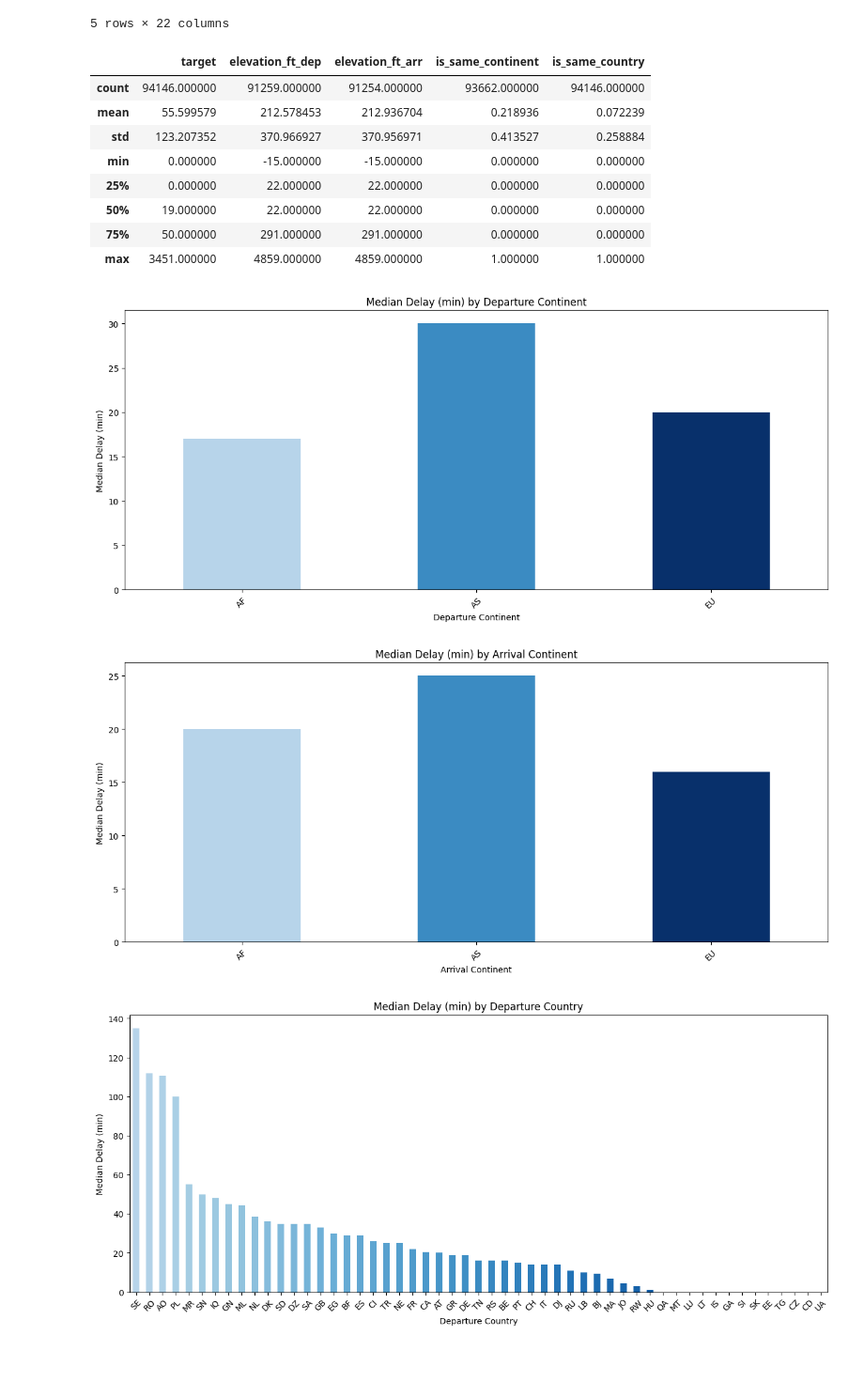
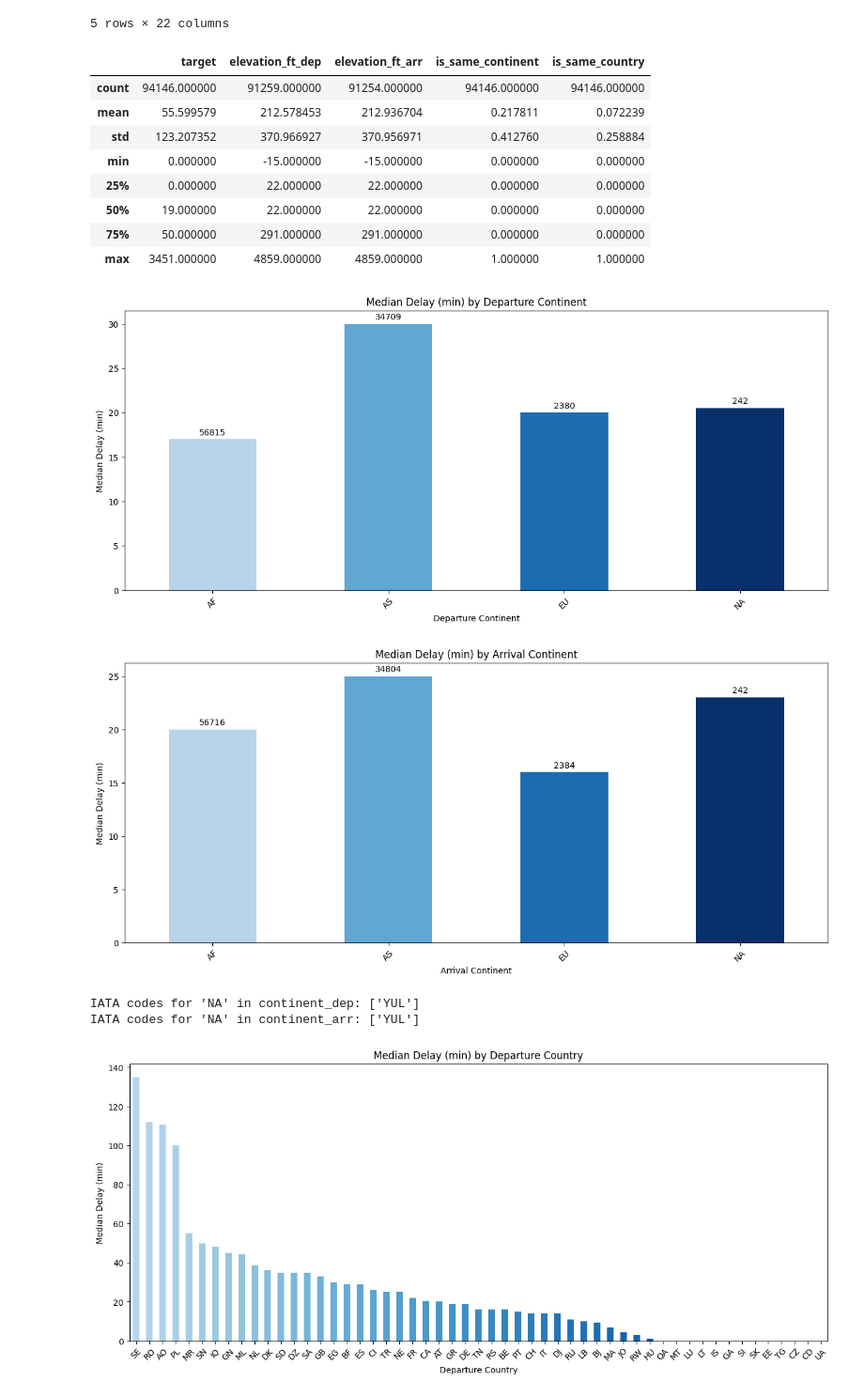
Before and after one commit to marenbor/ml_project_flight_delays, a Jupyter notebook: EDA_Maren.ipynb, the cells around one changed output. Shown at 94% size. Cells and saved outputs as stored; diff of their text form; code cells hidden in the pictures; blank space fills up the shorter version.

Commit message:
changed NaN values

```diff
--- a/EDA_Maren.ipynb
+++ b/EDA_Maren.ipynb
@@ -10,7 +10,8 @@ import numpy as np
 #loaded data as well as airport data with information about the airports from https://datahub.io/core/airport-codes
 
 df = pd.read_csv('data/Train.csv')
-airport_data = pd.read_csv('data/airport_data.csv')
+airport_data = pd.read_csv('data/airport_data.csv', dtype={'continent': 'string'}, na_values=[''])
+airport_data['continent'].fillna('NA', inplace=True)
 df.columns = df.columns.str.lower()
 # %%
 airport_data.head()
@@ -568,9 +569,9 @@ df.head()
 df.describe()
 # %% [output]
 |  | target | elevation_ft_dep | elevation_ft_arr | is_same_continent | is_same_country |
-| count | 94146.000000 | 91259.000000 | 91254.000000 | 93662.000000 | 94146.000000 |
-| mean | 55.599579 | 212.578453 | 212.936704 | 0.218936 | 0.072239 |
-| std | 123.207352 | 370.966927 | 370.956971 | 0.413527 | 0.258884 |
+| count | 94146.000000 | 91259.000000 | 91254.000000 | 94146.000000 | 94146.000000 |
+| mean | 55.599579 | 212.578453 | 212.936704 | 0.217811 | 0.072239 |
+| std | 123.207352 | 370.966927 | 370.956971 | 0.412760 | 0.258884 |
 | min | 0.000000 | -15.000000 | -15.000000 | 0.000000 | 0.000000 |
 | 25% | 0.000000 | 22.000000 | 22.000000 | 0.000000 | 0.000000 |
 | 50% | 19.000000 | 22.000000 | 22.000000 | 0.000000 | 0.000000 |
@@ -579,33 +580,55 @@ df.describe()
 # %%
 ## target against continent_dep
 # Calculate the median delay by departure continent
 median_delay_by_continent_dep = df.groupby('continent_dep')['target'].median()
+count_by_continent_dep = df['continent_dep'].value_counts()
 
 # Plot the bar chart for continent_dep
 plt.figure(figsize=(15, 6))
 colors = plt.cm.Blues(np.linspace(0.3, 1, len(median_delay_by_continent_dep)))  # Adjusted color range
-median_delay_by_continent_dep.plot(kind='bar', color=colors)
+ax = median_delay_by_continent_dep.plot(kind='bar', color=colors)
 plt.title('Median Delay (min) by Departure Continent')
 plt.xlabel('Departure Continent')
 plt.ylabel('Median Delay (min)')
 plt.xticks(rotation=45)
+
+# Annotate the bars with the count of values
+for i, (median, count) in enumerate(zip(median_delay_by_continent_dep, count_by_continent_dep)):
+    ax.annotate(f'{count}', xy=(i, median), xytext=(0, 3), textcoords='offset points', ha='center', va='bottom')
+
 plt.show()
 
 # Calculate the median delay by arrival continent
 median_delay_by_continent_arr = df.groupby('continent_arr')['target'].median()
+count_by_continent_arr = df['continent_arr'].value_counts()
 
 # Plot the bar chart for continent_arr
 plt.figure(figsize=(15, 6))
 colors = plt.cm.Blues(np.linspace(0.3, 1, len(median_delay_by_continent_arr)))  # Adjusted color range
-median_delay_by_continent_arr.plot(kind='bar', color=colors)
+ax = median_delay_by_continent_arr.plot(kind='bar', color=colors)
 plt.title('Median Delay (min) by Arrival Continent')
 plt.xlabel('Arrival Continent')
 plt.ylabel('Median Delay (min)')
 plt.xticks(rotation=45)
+
+# Annotate the bars with the count of values
+for i, (median, count) in enumerate(zip(median_delay_by_continent_arr, count_by_continent_arr)):
+    ax.annotate(f'{count}', xy=(i, median), xytext=(0, 3), textcoords='offset points', ha='center', va='bottom')
+
 plt.show()
 # %% [output]
-[figure, old version]
+[figure, new version]
-[figure, old version]
+[figure, new version]
+# %%
+# Find IATA codes for rows where continent_dep or continent_arr is 'NA'
+iata_codes_na_dep = df[df['continent_dep'] == 'NA']['depstn'].unique()
+iata_codes_na_arr = df[df['continent_arr'] == 'NA']['arrstn'].unique()
+
+print("IATA codes for 'NA' in continent_dep:", iata_codes_na_dep)
+print("IATA codes for 'NA' in continent_arr:", iata_codes_na_arr)
+# %% [output]
+IATA codes for 'NA' in continent_dep: ['YUL']
+IATA codes for 'NA' in continent_arr: ['YUL']
 # %%
 ## target against iso_country_dep and iso_country_arr
 
```
Also changed, not shown: parts of 9 cells of this notebook.
